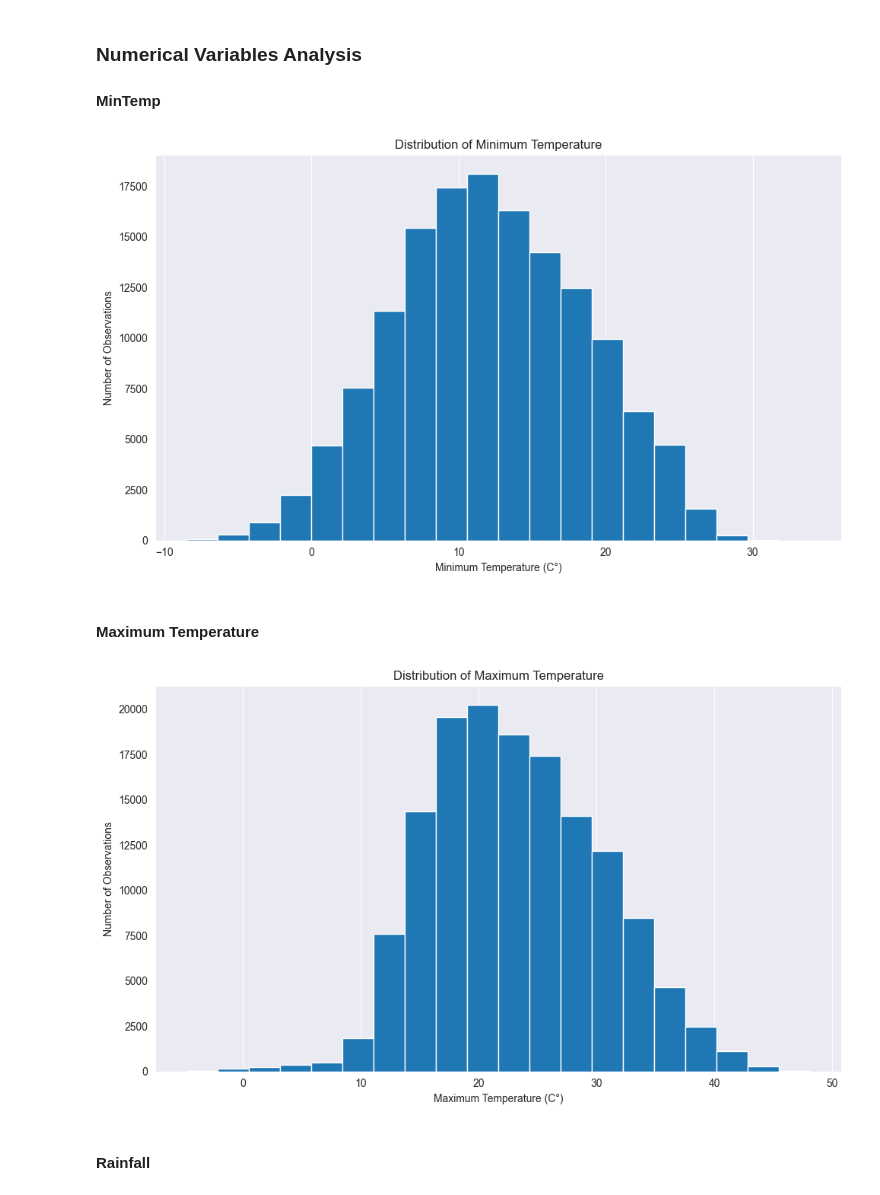
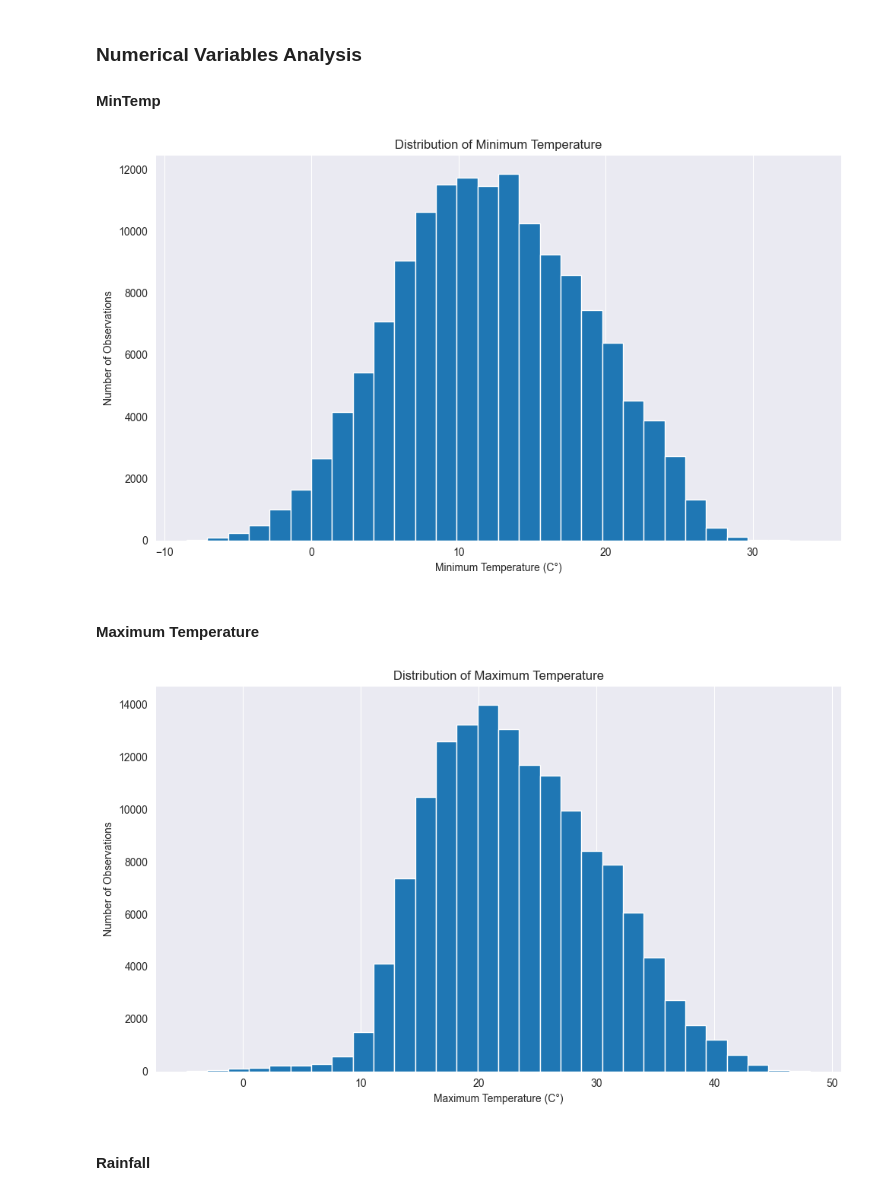
Before and after one commit to AstouK/Rain_Australia, a Jupyter notebook: rain_australia.ipynb, the cells around one changed output. Cells and saved outputs as stored; diff of their text form; code cells hidden in the pictures.

```diff
--- a/rain_australia.ipynb
+++ b/rain_australia.ipynb
@@ -531,21 +531,21 @@ plt.show()
 #### MinTemp
 # %%
 plt.figure(figsize=(10, 6))
-plt.hist(x=df_eda['MinTemp'], bins=20)
+plt.hist(x=df_eda['MinTemp'], bins=30)
 plt.title('Distribution of Minimum Temperature')
 plt.xlabel('Minimum Temperature (C°)')
 plt.ylabel('Number of Observations')
 plt.xticks(rotation=0)
 plt.grid(axis='y')
 plt.tight_layout()
 plt.show()
 # %% [output]
-[figure, old version]
+[figure, new version]
 # %% [markdown]
 #### Maximum Temperature
 # %%
 plt.figure(figsize=(10, 6))
-plt.hist(x=df_eda['MaxTemp'], bins=20)
+plt.hist(x=df_eda['MaxTemp'], bins=30)
 plt.title('Distribution of Maximum Temperature')
 plt.xlabel('Maximum Temperature (C°)')
 plt.ylabel('Number of Observations')
@@ -554,7 +554,7 @@ plt.grid(axis='y')
 plt.tight_layout()
 plt.show()
 # %% [output]
-[figure, old version]
+[figure, new version]
 # %% [markdown]
 #### Rainfall
 # %%
```
Also changed, not shown: parts of 5 cells of this notebook.
